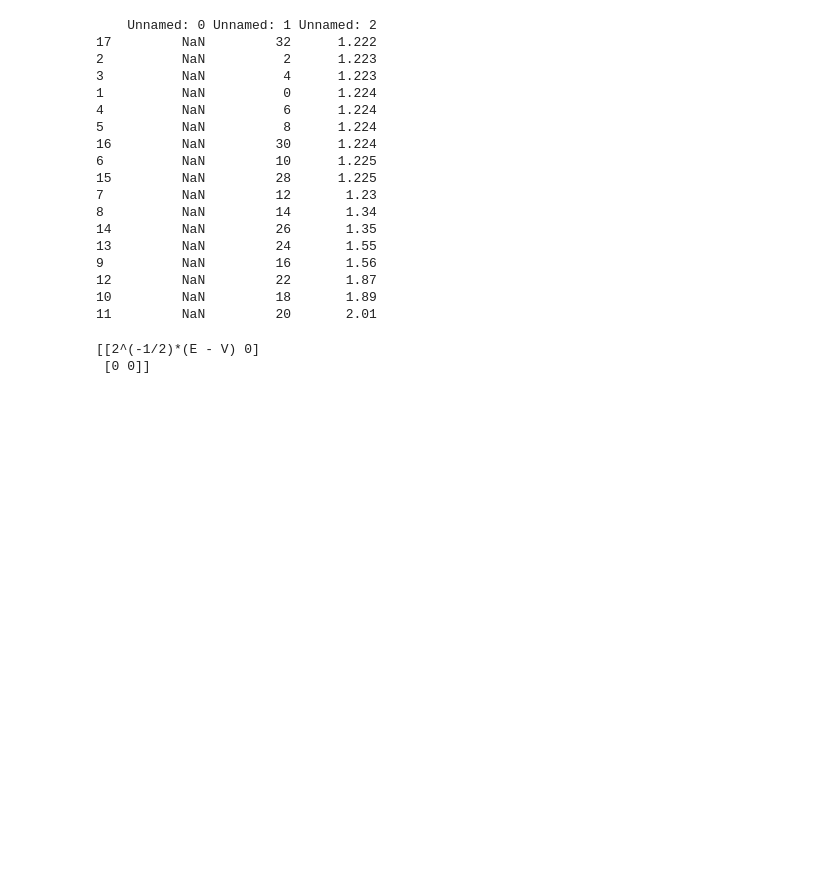
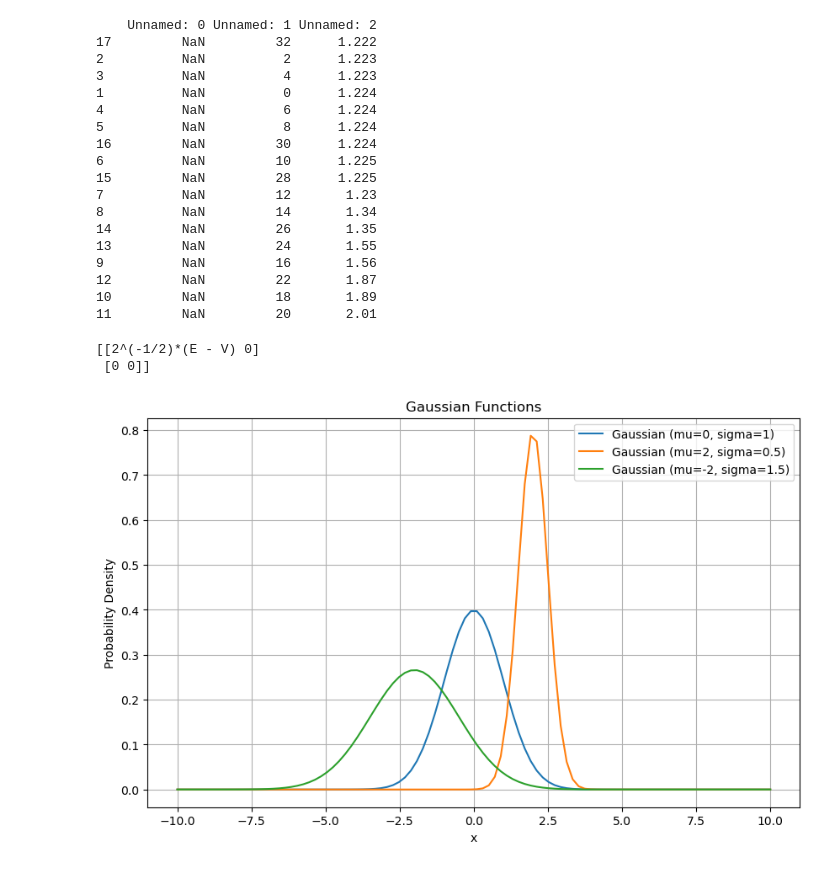
Before and after one commit to BanasFizyk/Python-basics, a Jupyter notebook: PandasT.ipynb, the cells around one changed output. Saved outputs shown, nothing was run; the diff lists cells and outputs as text; code cells hidden in the pictures; blank space fills up the shorter version.

Commit message:
plot edition

```diff
--- a/PandasT.ipynb
+++ b/PandasT.ipynb
@@ -94,3 +94,23 @@ print(Psi*M)
 # %% [output]
 [[2^(-1/2)*(E - V) 0]
  [0 0]]
+# %%
+def gaussian(x, mu, sigma):
+    return (1/(sigma * np.sqrt(2 * np.pi))) * np.exp(-0.5 * ((x - mu) / sigma) ** 2)
+
+x_values = np.linspace(-10, 10, 100)
+
+plt.figure(figsize=(10, 6))
+plt.plot(x_values, gaussian(x_values, mu=0, sigma=1), label='Gaussian (mu=0, sigma=1)')
+plt.plot(x_values, gaussian(x_values, mu=2, sigma=0.5),
+            label='Gaussian (mu=2, sigma=0.5)')
+plt.plot(x_values, gaussian(x_values, mu=-2, sigma=1.5),
+            label='Gaussian (mu=-2, sigma=1.5)')
+plt.title('Gaussian Functions')
+plt.xlabel('x')
+plt.ylabel('Probability Density')
+plt.legend()
+plt.grid()
+plt.show()
+# %% [output]
+[figure, added]
```
